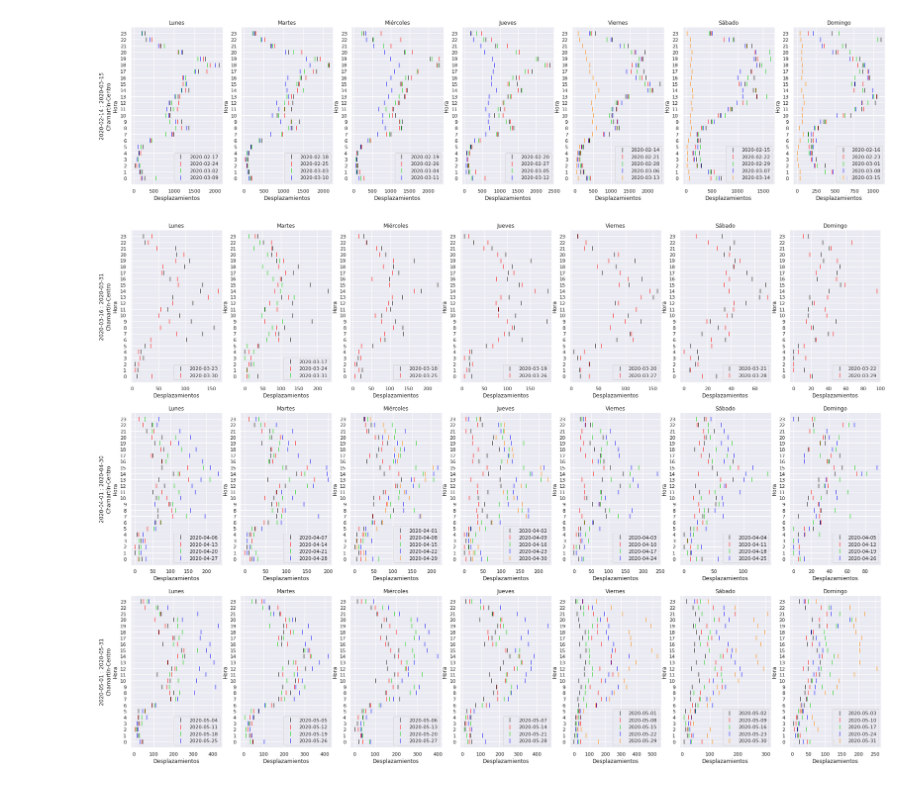
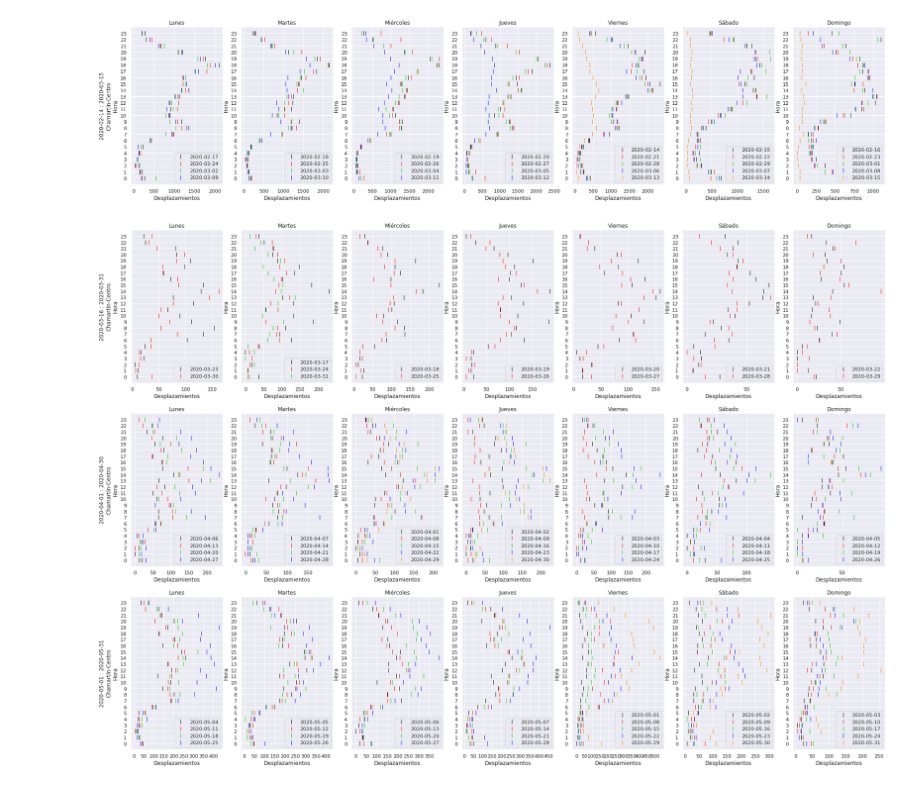
Before and after one commit to Jhonvalencia77/TFG_Unicauca, a Jupyter notebook: Modelado/PatronesMov2_FebMay.ipynb, the cells around one changed output. Drawn from its saved outputs; the diff is of its cells as text; code cells hidden in the pictures.

```diff
--- a/Modelado/PatronesMov2_FebMay.ipynb
+++ b/Modelado/PatronesMov2_FebMay.ipynb
@@ -328,37 +328,53 @@ for periodo in lista_periodos:
         if cont2==2:
             globals()[f"p{dict_dias[dia]}_{periodo}"] = globals()[f"filtrado_Data_{dict_dias[dia]}_{periodo}_1"].plot(marker='|', markersize=10,linestyle='none',color='black',ax=ax_list[ax]); ax_list[ax].set_title(dict_dias[dia])
             globals()[f"p{dict_dias[dia]}_{periodo}"].legend([date_generated[0].strftime('%Y-%m-%d')], loc="lower right")
+            max_value = globals()[f"filtrado_Data_{dict_dias[dia]}_{periodo}_1"].index.max()
+            xticks = [i for i in range(0, int(max_value) + 1, 50)]
+            globals()[f"p{dict_dias[dia]}_{periodo}"].xaxis.set_ticks(xticks)
         if cont2==3:
             globals()[f"filtrado_Data_{dict_dias[dia]}_{periodo}_1"].plot(marker='|', markersize=10,linestyle='none',color='black',ax=ax_list[ax]); ax_list[ax].set_title(dict_dias[dia])
             globals()[f"p{dict_dias[dia]}_{periodo}"] = globals()[f"filtrado_Data_{dict_dias[dia]}_{periodo}_2"].plot(marker='|', markersize=10,linestyle='none',color='red',ax=ax_list[ax]); ax_list[ax].set_title(dict_dias[dia])
             globals()[f"p{dict_dias[dia]}_{periodo}"].legend([date_generated[0].strftime('%Y-%m-%d'),date_generated[1].strftime('%Y-%m-%d')], loc="lower right")
+            max_value = max(globals()[f"filtrado_Data_{dict_dias[dia]}_{periodo}_1"].index.max(),globals()[f"filtrado_Data_{dict_dias[dia]}_{periodo}_2"].index.max())
+            xticks = [i for i in range(0, int(max_value) + 1, 50)]
+            globals()[f"p{dict_dias[dia]}_{periodo}"].xaxis.set_ticks(xticks)
         if cont2==4:
             globals()[f"filtrado_Data_{dict_dias[dia]}_{periodo}_1"].plot(marker='|', markersize=10,linestyle='none',color='black',ax=ax_list[ax]); ax_list[ax].set_title(dict_dias[dia])
             globals()[f"filtrado_Data_{dict_dias[dia]}_{periodo}_2"].plot(marker='|', markersize=10,linestyle='none',color='red',ax=ax_list[ax]); ax_list[ax].set_title(dict_dias[dia])
             globals()[f"p{dict_dias[dia]}_{periodo}"] = globals()[f"filtrado_Data_{dict_dias[dia]}_{periodo}_3"].plot(marker='|', markersize=10,linestyle='none',color='#00CC00',ax=ax_list[ax]); ax_list[ax].set_title(dict_dias[dia])#Verde
             globals()[f"p{dict_dias[dia]}_{periodo}"].legend([date_generated[0].strftime('%Y-%m-%d'),date_generated[1].strftime('%Y-%m-%d'),date_generated[2].strftime('%Y-%m-%d')], loc="lower right")
+            max_value = max(globals()[f"filtrado_Data_{dict_dias[dia]}_{periodo}_1"].index.max(),globals()[f"filtrado_Data_{dict_dias[dia]}_{periodo}_2"].index.max(),globals()[f"filtrado_Data_{dict_dias[dia]}_{periodo}_3"].index.max())
+            xticks = [i for i in range(0, int(max_value) + 1, 50)]
+            globals()[f"p{dict_dias[dia]}_{periodo}"].xaxis.set_ticks(xticks)
         if cont2==5:
             globals()[f"filtrado_Data_{dict_dias[dia]}_{periodo}_1"].plot(marker='|', markersize=10,linestyle='none',color='black',ax=ax_list[ax]); ax_list[ax].set_title(dict_dias[dia])
             globals()[f"filtrado_Data_{dict_dias[dia]}_{periodo}_2"].plot(marker='|', markersize=10,linestyle='none',color='red',ax=ax_list[ax]); ax_list[ax].set_title(dict_dias[dia])
             globals()[f"filtrado_Data_{dict_dias[dia]}_{periodo}_3"].plot(marker='|', markersize=10,linestyle='none',color='#00CC00', ax=ax_list[ax]); ax_list[ax].set_title(dict_dias[dia])#Verde
             globals()[f"p{dict_dias[dia]}_{periodo}"] = globals()[f"filtrado_Data_{dict_dias[dia]}_{periodo}_4"].plot(marker='|', markersize=10,linestyle='none',color='blue',ax=ax_list[ax]); ax_list[ax].set_title(dict_dias[dia])
             globals()[f"p{dict_dias[dia]}_{periodo}"].legend([date_generated[0].strftime('%Y-%m-%d'),date_generated[1].strftime('%Y-%m-%d'),date_generated[2].strftime('%Y-%m-%d'),date_generated[3].strftime('%Y-%m-%d')], loc="lower right")
+            max_value = max(globals()[f"filtrado_Data_{dict_dias[dia]}_{periodo}_1"].index.max(),globals()[f"filtrado_Data_{dict_dias[dia]}_{periodo}_2"].index.max(),globals()[f"filtrado_Data_{dict_dias[dia]}_{periodo}_3"].index.max(),globals()[f"filtrado_Data_{dict_dias[dia]}_{periodo}_4"].index.max())
+            xticks = [i for i in range(0, int(max_value) + 1, 50)]
+            globals()[f"p{dict_dias[dia]}_{periodo}"].xaxis.set_ticks(xticks)
         if cont2==6:
             globals()[f"filtrado_Data_{dict_dias[dia]}_{periodo}_1"].plot(marker='|', markersize=10,linestyle='none',color='black',ax=ax_list[ax]); ax_list[ax].set_title(dict_dias[dia])
             globals()[f"filtrado_Data_{dict_dias[dia]}_{periodo}_2"].plot(marker='|', markersize=10,linestyle='none',color='red',ax=ax_list[ax]); ax_list[ax].set_title(dict_dias[dia])
             globals()[f"filtrado_Data_{dict_dias[dia]}_{periodo}_3"].plot(marker='|', markersize=10,linestyle='none',color='#00CC00',ax=ax_list[ax]); ax_list[ax].set_title(dict_dias[dia])#Verde
             globals()[f"filtrado_Data_{dict_dias[dia]}_{periodo}_4"].plot(marker='|', markersize=10,linestyle='none',color='blue',ax=ax_list[ax]); ax_list[ax].set_title(dict_dias[dia])# Azul claro #6495ED
             globals()[f"p{dict_dias[dia]}_{periodo}"] = globals()[f"filtrado_Data_{dict_dias[dia]}_{periodo}_5"].plot(marker='|', markersize=10,linestyle='none',color='#FF8000',ax=ax_list[ax]); ax_list[ax].set_title(dict_dias[dia])#Naranja
             globals()[f"p{dict_dias[dia]}_{periodo}"].legend([date_generated[0].strftime('%Y-%m-%d'),date_generated[1].strftime('%Y-%m-%d'),date_generated[2].strftime('%Y-%m-%d'),date_generated[3].strftime('%Y-%m-%d'),date_generated[4].strftime('%Y-%m-%d')], loc="lower right")
+            max_value = max(globals()[f"filtrado_Data_{dict_dias[dia]}_{periodo}_1"].index.max(),globals()[f"filtrado_Data_{dict_dias[dia]}_{periodo}_2"].index.max(),globals()[f"filtrado_Data_{dict_dias[dia]}_{periodo}_3"].index.max(),globals()[f"filtrado_Data_{dict_dias[dia]}_{periodo}_4"].index.max(),globals()[f"filtrado_Data_{dict_dias[dia]}_{periodo}_5"].index.max())
+            xticks = [i for i in range(0, int(max_value) + 1, 50)]
+            globals()[f"p{dict_dias[dia]}_{periodo}"].xaxis.set_ticks(xticks)
+
 
 
         globals()[f"p{dict_dias[dia]}_{periodo}"].yaxis.set_ticks([0,1,2,3,4,5,6,7,8,9,10,11,12,13,14,15,16,17,18,19,20,21,22,23])                            #Fijamos los ticks blancos para cada hora
         if (ax==0)|(ax==7)|(ax==14)|(ax==21):
             globals()[f"p{dict_dias[dia]}_{periodo}"].set_ylabel(Dict_periodos[periodo]+"\n"+lines_names[origen]+"-"+lines_names[destino]+"\n"+"Hora")    #Título del periodo a la izquierda y trayecto
         else:
             globals()[f"p{dict_dias[dia]}_{periodo}"].set_ylabel("Hora")
         globals()[f"p{dict_dias[dia]}_{periodo}"].set_xlabel("Desplazamientos")
         globals()[f"p{dict_dias[dia]}_{periodo}"].set_ylim(-1, 24)
         ax=ax+1
 # %% [output]
-[figure, old version]
+[figure, new version]
```
Also changed, not shown: 1 other file.
